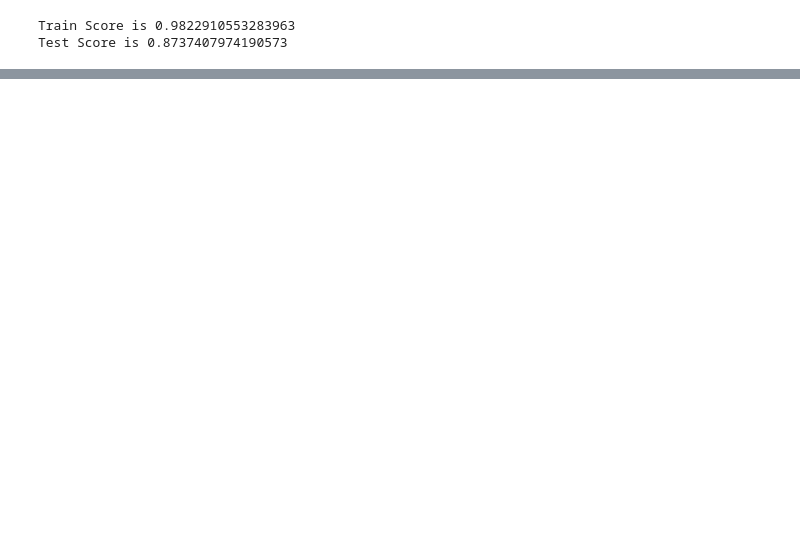
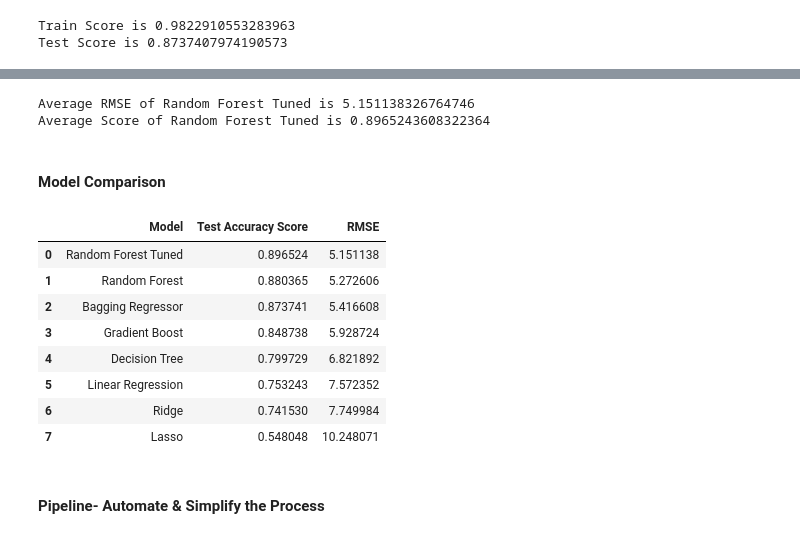
Before and after one commit to bharnats/Concrete-Strength-Prediction, a Jupyter notebook: ConcreteStrength_Regression.ipynb, the cells around one changed output, grey strips where cells are left out. Cells and saved outputs as stored; diff of their text form; code cells hidden in the pictures; blank space fills up the shorter version.

Commit message:
Create Model comparison and add conclusion

```diff
--- a/ConcreteStrength_Regression.ipynb
+++ b/ConcreteStrength_Regression.ipynb
@@ -252,6 +357,8 @@ from sklearn.ensemble import BaggingRegressor
 br=BaggingRegressor(base_estimator=dtr,n_estimators=50,random_state=7)
 br_model=br.fit(X_train,y_train)
 y_pred=br_model.predict(X_test)
-print("r2_score is {}".format(r2_score(y_test,y_pred)))
-print("RMSE is {}".format(np.sqrt(mean_squared_error(y_test,y_pred))))
+score7=r2_score(y_test,y_pred)
+print("r2_score of Bagging is {}".format(score7))
+print("RMSE of Bagging is {}".format(np.sqrt(mean_squared_error(y_test,y_pred))))
+RMSE7=np.sqrt(mean_squared_error(y_test,y_pred))
 # %% [output]
@@ -280,0 +393,13 @@ dict_keys(['explained_variance', 'r2', 'max_error', 'neg_median_absolute_error',
+# %%
+## Hyper parameter tuning for Random Forest Algorithm
+## Grid search
+from sklearn.model_selection import GridSearchCV
+param_grid={'bootstrap': [True],
+ 'max_depth': [10, 20, 30, 40, 50],
+ 'max_features': ['auto', 'sqrt'],
+ 'min_samples_leaf': [1, 2, 4, 8],
+ 'n_estimators': [100]}
+
+gsv=GridSearchCV(rfr,param_grid,cv=5,verbose=2,n_jobs=4)
+gsv.fit(X,y)
+gsv.best_params_
@@ -280,0 +417,38 @@ dict_keys(['explained_variance', 'r2', 'max_error', 'neg_median_absolute_error',
+# %%
+rf=RandomForestRegressor(bootstrap=True,
+ max_depth=50,
+ max_features='auto',
+ min_samples_leaf=2,
+ n_estimators=100)
+
+res_rmse=cross_val_score(rf,X,y,cv=10,scoring='neg_mean_squared_error')
+score9=cross_val_score(rf,X,y,cv=10).mean()
+RMSE9=np.sqrt(-res_rmse.mean())
+print("Average RMSE of Random Forest Tuned is {}".format(np.sqrt(-res_rmse.mean())))
+print("Average Score of Random Forest Tuned is {}".format(score9))
+##print("Average R2-Coefficient of Determination is {}%".format(rf.rsquared*100))
+# %% [output]
+Average RMSE of Random Forest Tuned is 5.151138326764746
+Average Score of Random Forest Tuned is 0.8965243608322364
+# %% [markdown]
+#### Model Comparison
+# %%
+# dataframe to compare the Models and their metrics
+dict={'Model':['Linear Regression','Ridge','Lasso','Decision Tree','Random Forest','Gradient Boost'
+               ,'Bagging Regressor','Random Forest Tuned']
+      ,'Test Accuracy Score':[score1,score2,score3,score4,score5,score6,score7,score9]
+     ,'RMSE':[RMSE1,RMSE2,RMSE3,RMSE4,RMSE5,RMSE6,RMSE7,RMSE9]}
+Model_df=pd.DataFrame(dict)
+Model_df.sort_values(by='Test Accuracy Score',ascending=False).reset_index(drop=True)
+# %% [output]
+|  | Model | Test Accuracy Score | RMSE |
+| 0 | Random Forest Tuned | 0.896524 | 5.151138 |
+| 1 | Random Forest | 0.880365 | 5.272606 |
+| 2 | Bagging Regressor | 0.873741 | 5.416608 |
+| 3 | Gradient Boost | 0.848738 | 5.928724 |
+| 4 | Decision Tree | 0.799729 | 6.821892 |
+| 5 | Linear Regression | 0.753243 | 7.572352 |
+| 6 | Ridge | 0.741530 | 7.749984 |
+| 7 | Lasso | 0.548048 | 10.248071 |
+# %% [markdown]
+#### Pipeline- Automate & Simplify the Process
```
Also changed, not shown: parts of 58 cells of this notebook.
